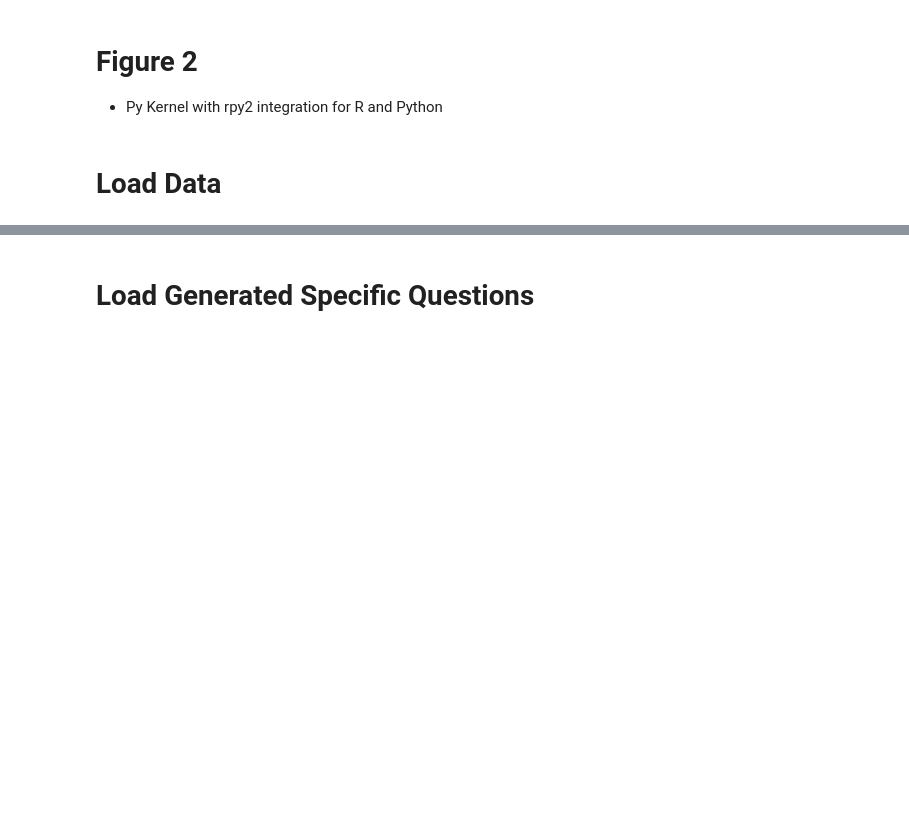
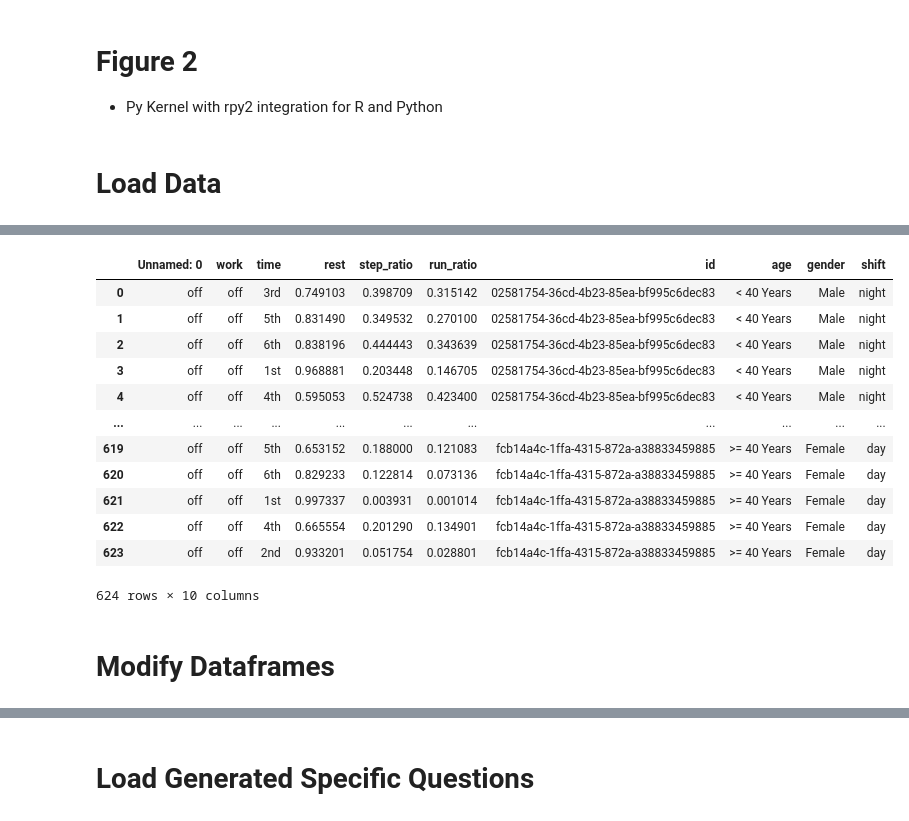
Before and after one commit to usc-sail/tiles-day-night, a Jupyter notebook: my_code/figure2.ipynb, the cells around one changed output, grey strips where cells are left out. Drawn from its saved outputs; the diff is of its cells as text; code cells hidden in the pictures; blank space fills up the shorter version.

```diff
--- a/my_code/figure2.ipynb
+++ b/my_code/figure2.ipynb
@@ -17,0 +34,18 @@ sleep_df = utils.load_gzip_csv_data(path_to_data, sleep_data)
+# %%
+off_df
+# %% [output]
+|  | Unnamed: 0 | work | time | rest | step_ratio | run_ratio | id | age | gender | shift |
+| 0 | off | off | 3rd | 0.749103 | 0.398709 | 0.315142 | 02581754-36cd-4b23-85ea-bf995c6dec83 | < 40 Years | Male | night |
+| 1 | off | off | 5th | 0.831490 | 0.349532 | 0.270100 | 02581754-36cd-4b23-85ea-bf995c6dec83 | < 40 Years | Male | night |
+| 2 | off | off | 6th | 0.838196 | 0.444443 | 0.343639 | 02581754-36cd-4b23-85ea-bf995c6dec83 | < 40 Years | Male | night |
+| 3 | off | off | 1st | 0.968881 | 0.203448 | 0.146705 | 02581754-36cd-4b23-85ea-bf995c6dec83 | < 40 Years | Male | night |
+| 4 | off | off | 4th | 0.595053 | 0.524738 | 0.423400 | 02581754-36cd-4b23-85ea-bf995c6dec83 | < 40 Years | Male | night |
+| ... | ... | ... | ... | ... | ... | ... | ... | ... | ... | ... |
+| 619 | off | off | 5th | 0.653152 | 0.188000 | 0.121083 | fcb14a4c-1ffa-4315-872a-a38833459885 | >= 40 Years | Female | day |
+| 620 | off | off | 6th | 0.829233 | 0.122814 | 0.073136 | fcb14a4c-1ffa-4315-872a-a38833459885 | >= 40 Years | Female | day |
+| 621 | off | off | 1st | 0.997337 | 0.003931 | 0.001014 | fcb14a4c-1ffa-4315-872a-a38833459885 | >= 40 Years | Female | day |
+| 622 | off | off | 4th | 0.665554 | 0.201290 | 0.134901 | fcb14a4c-1ffa-4315-872a-a38833459885 | >= 40 Years | Female | day |
+| 623 | off | off | 2nd | 0.933201 | 0.051754 | 0.028801 | fcb14a4c-1ffa-4315-872a-a38833459885 | >= 40 Years | Female | day |
+624 rows × 10 columns
+# %% [markdown]
+# Modify Dataframes
```
Also changed, not shown: parts of 9 cells of this notebook, 2 other files.
